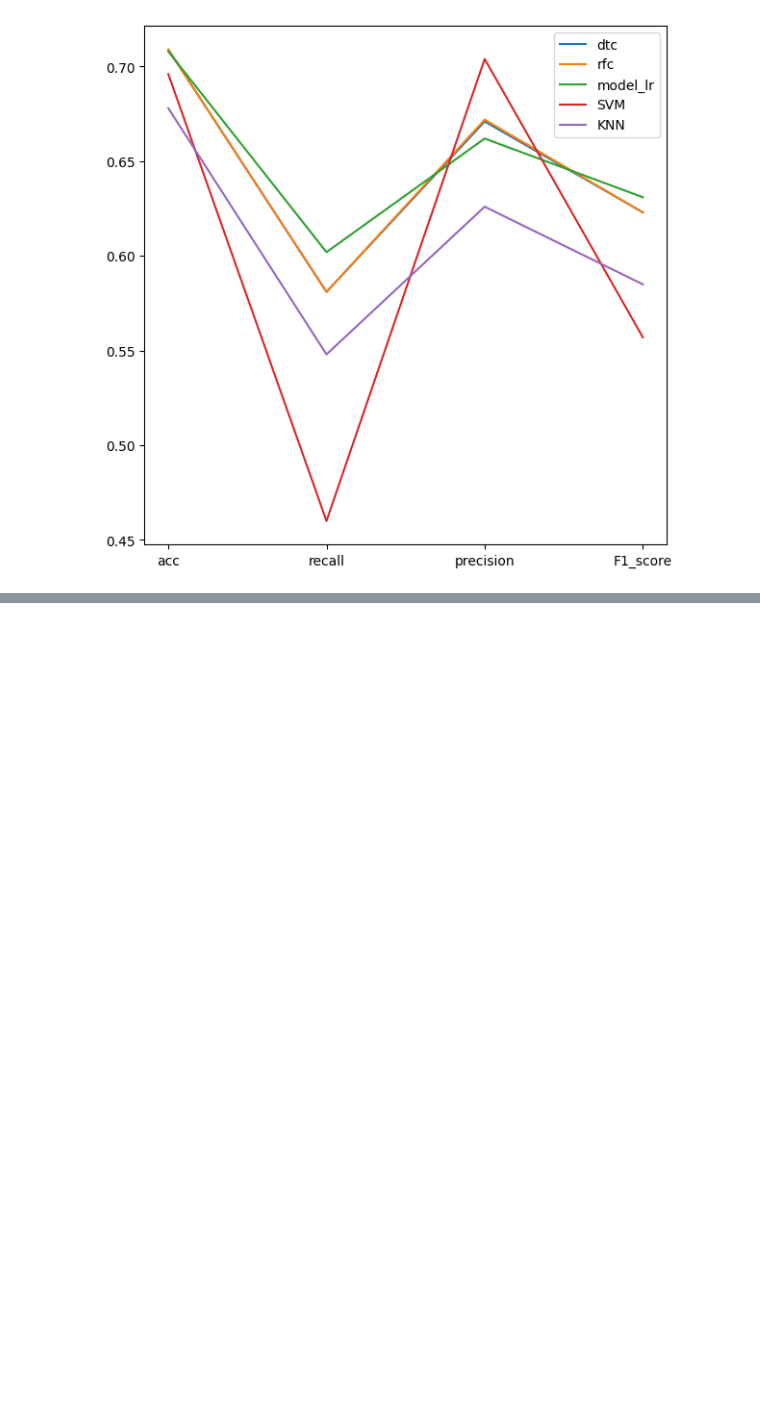
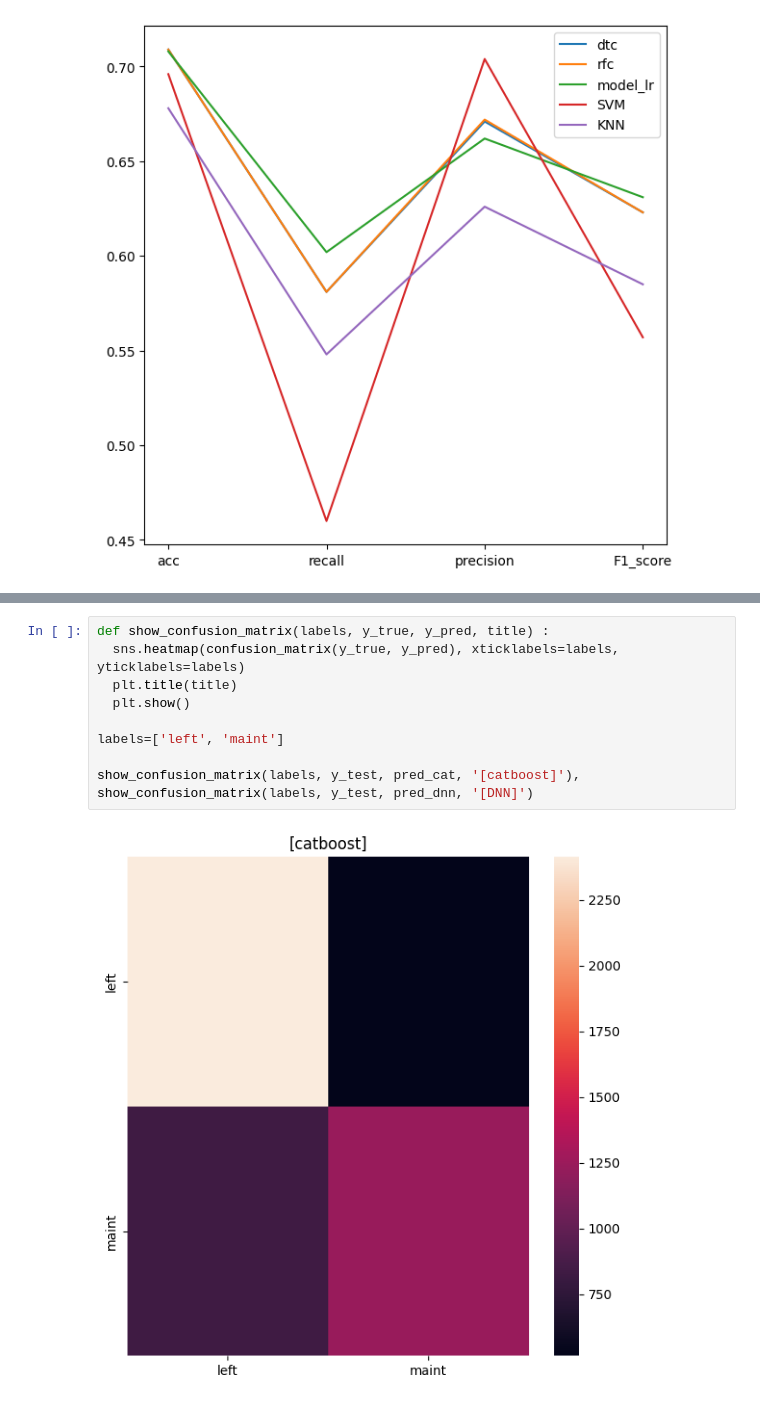
Before and after one commit to Njeon3091/AICE_study, a Jupyter notebook: 실습_과제(비데_정수기_렌탈).ipynb, the cells around one changed output, grey strips where cells are left out. Drawn from its saved outputs; the diff is of its cells as text; blank space fills up the shorter version.

```diff
--- a/실습_과제(비데_정수기_렌탈).ipynb
+++ b/실습_과제(비데_정수기_렌탈).ipynb
@@ -1654,0 +1856,12 @@ KNN       0.678   0.548      0.626     0.585
+# %%
+def show_confusion_matrix(labels, y_true, y_pred, title) :
+  sns.heatmap(confusion_matrix(y_true, y_pred), xticklabels=labels, yticklabels=labels)
+  plt.title(title)
+  plt.show()
+
+labels=['left', 'maint']
+
+show_confusion_matrix(labels, y_test, pred_cat, '[catboost]'),
+show_confusion_matrix(labels, y_test, pred_dnn, '[DNN]')
+# %% [output]
+[figure, added]
```
Also changed, not shown: parts of 11 cells of this notebook.
